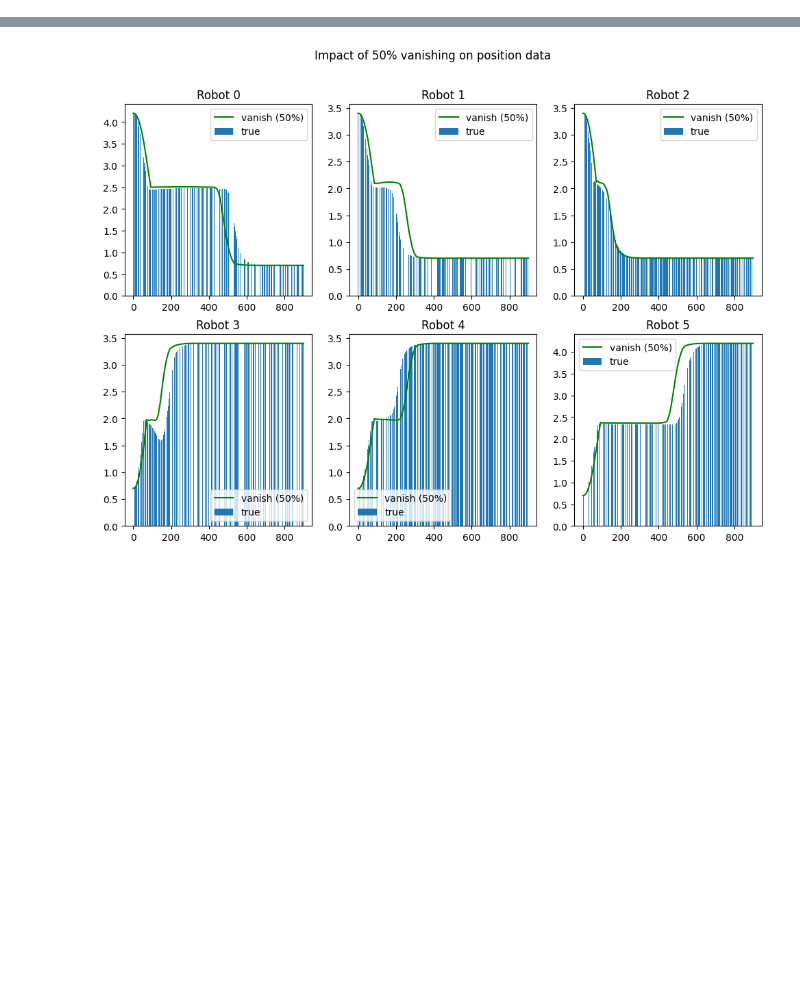
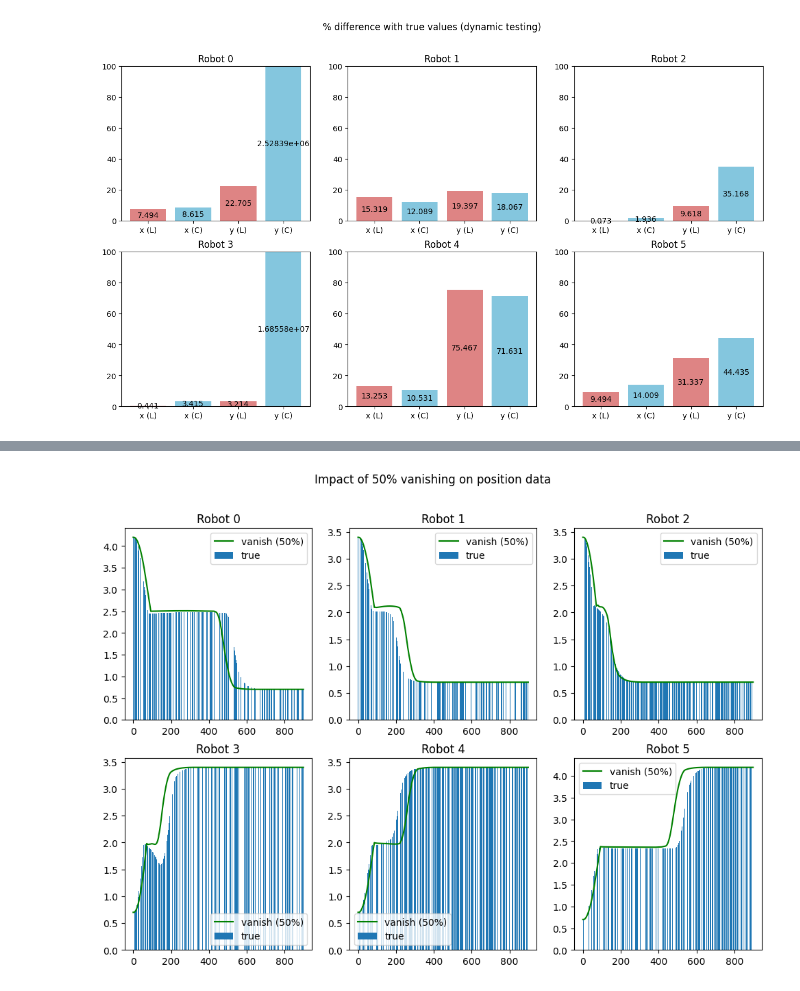
Before and after one commit to First-Order-RoboCup-SSL/Utama-Core, a Jupyter notebook: vision_data/vanishing_results_summary.ipynb, the cells around one changed output, grey strips where cells are left out. Drawn from its saved outputs; the diff is of its cells as text; code cells hidden in the pictures; blank space fills up the shorter version.

```diff
--- a/vision_data/vanishing_results_summary.ipynb
+++ b/vision_data/vanishing_results_summary.ipynb
@@ -81,0 +253,70 @@ def get_current_ax(axs: np.ndarray, id: int) -> plt.Axes:
+# %%
+def abs_percentage_diff(
+    old: float,
+    new: float
+) -> float:
+    return abs(round((new-old) / old * 100, 3))
+
+
+def mean_abs_percentage_diff(
+    true_data: pd.DataFrame,
+    actual_data: pd.DataFrame,
+    param: str,
+    id: Union[int, None] = None
+    ) -> float:
+    if id:
+        true_data = extract_robot(true_data, id)
+        actual_data = extract_robot(actual_data, id)
+
+    return round(true_data[param].combine(
+            other=actual_data[param],
+            func=abs_percentage_diff
+        ).mean(), 3)
+
+
+fig, axs = plt.subplots(2,3)
+fig.set_size_inches(15,8)
+fig.suptitle("% difference with true values (dynamic testing)")
+
+for id in ROBOT_RANGE:
+    lastvel_error_x = mean_abs_percentage_diff(
+        CLEAN_FD,
+        LASTVEL_50_FD,
+        X_COL,
+        id
+    )
+
+    lastvel_error_y = mean_abs_percentage_diff(
+        CLEAN_FD,
+        LASTVEL_50_FD,
+        Y_COL,
+        id
+    )
+
+    command_error_x = mean_abs_percentage_diff(
+        CLEAN_FD,
+        COMMAND_50_FD,
+        X_COL,
+        id
+    )
+
+    command_error_y = mean_abs_percentage_diff(
+        CLEAN_FD,
+        COMMAND_50_FD,
+        Y_COL,
+        id
+    )
+
+    current_ax = get_current_ax(axs, id)
+    current_ax.set_title(f"Robot {id}")
+    current_ax.set_ylim(0, 100)
+
+    deltas = [lastvel_error_x, command_error_x,
+              lastvel_error_y, command_error_y]
+    colours = ['#de8484', '#84c6de'] * 2
+    impute, command = " (L)", " (C)"
+    bars = current_ax.bar([X_COL + impute, X_COL + command,
+                           Y_COL + impute, Y_COL + command], deltas, color=colours)
+    current_ax.bar_label(bars, label_type='center')
+# %% [output]
+[figure, added]
```
Also changed, not shown: parts of 10 cells of this notebook, 10 other files.
